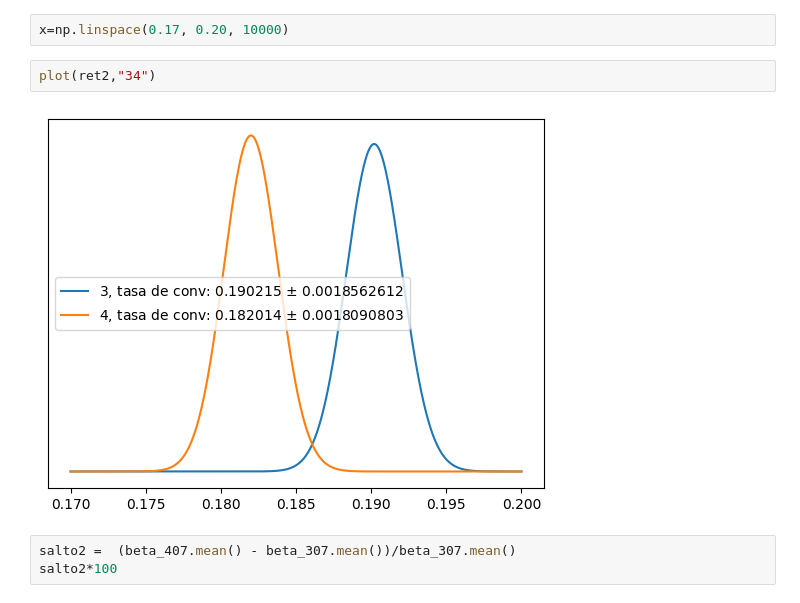
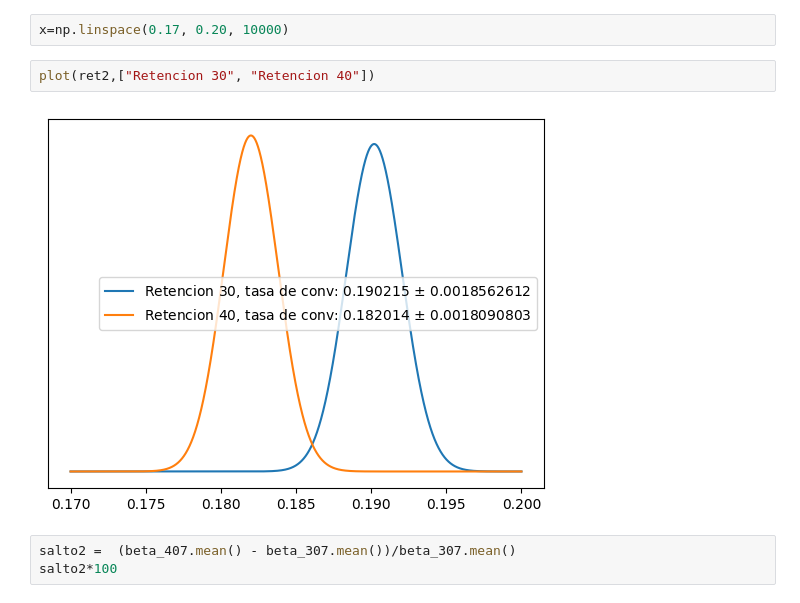
Before and after one commit to Ironhack-Data-Madrid-Abril-2023/6.4-lab_ab_testing, a Jupyter notebook: lab-ab-test.ipynb, the cells around one changed output. Saved outputs shown, nothing was run; the diff lists cells and outputs as text.

```diff
--- a/lab-ab-test.ipynb
+++ b/lab-ab-test.ipynb
@@ -130,9 +130,9 @@ ret2= beta_307,beta_407
 # %%
 x=np.linspace(0.17, 0.20, 10000)
 # %%
-plot(ret2,"34")
+plot(ret2,["Retencion 30", "Retencion 40"])
 # %% [output]
-[figure, old version]
+[figure, new version]
 # %%
 salto2 =  (beta_407.mean() - beta_307.mean())/beta_307.mean()
 salto2*100
```
Also changed, not shown: parts of 1 cell of this notebook.
